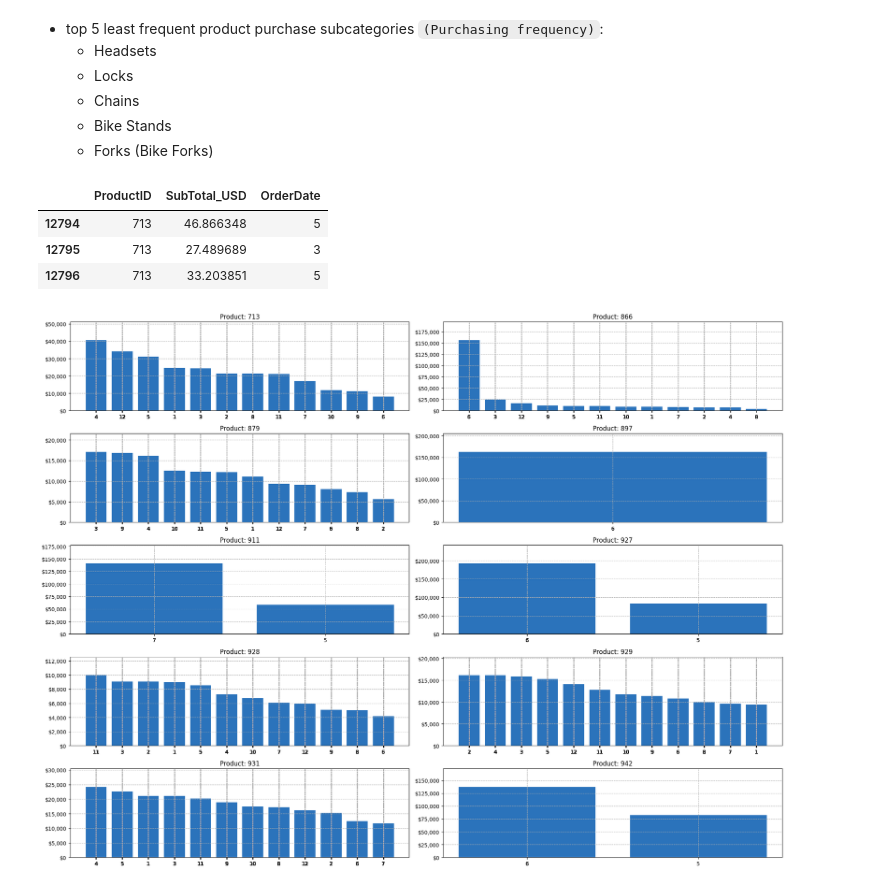
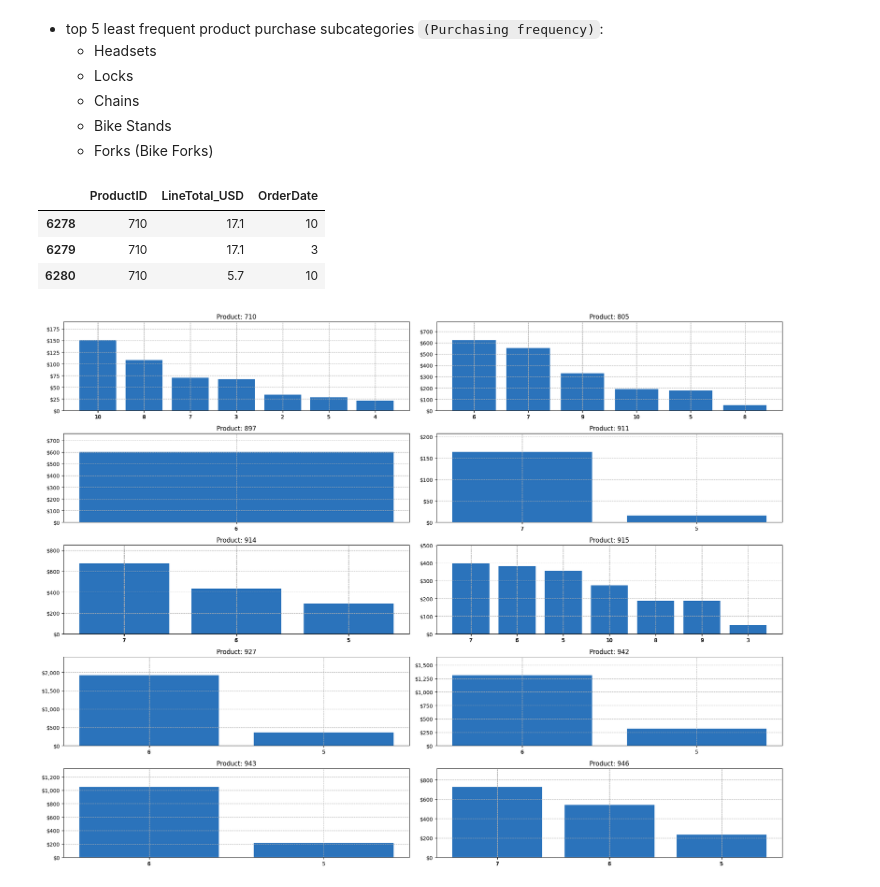
Before and after one commit to AtlasMarbx/AdventureWorks-Data-Migration-and-insight-extraction, a Jupyter notebook: EDA_process.ipynb, the cells around one changed output. Drawn from its saved outputs; the diff is of its cells as text; code cells hidden in the pictures.

```diff
--- a/EDA_process.ipynb
+++ b/EDA_process.ipynb
@@ -1217,13 +1196,20 @@ territoryID.rename(columns={'Name': 'TerritoryName'}, inplace=True)
 
 refined_special_offer = df_sales_specialoffer.drop(columns=['rowguid', 'ModifiedDate', 'MaxQty', 'StartDate', 'EndDate', 'MinQty']).copy()
 
-sales_layer = pd.merge(salesorderheader, salesorderdetails, on='SalesOrderID')
-customer_layer = pd.merge(refined_customers_df, sales_layer, on='CustomerID')
-territory_layer = pd.merge(customer_layer, territoryID, on='TerritoryID')
-special_offer_layer = pd.merge(territory_layer, refined_special_offer, on='SpecialOfferID')
+sales_layer = salesorderdetails.copy()
+
+customer_header_subset = pd.merge(sales_layer,  currency_header_df[['CustomerID', 'ShipMethodID', 'CurrencyRateID', 'SalesOrderID',
+                                                                    'EndOfDayRate', 'FromCurrencyCode','ToCurrencyCode', 'OrderDate']],
+                                                                    on='SalesOrderID')
+
+customer_territory_layer = pd.merge(refined_customers_df, territoryID, on='TerritoryID')
+sales_territory_layer = pd.merge(customer_territory_layer, customer_header_subset, on='CustomerID')
+special_offer_layer = pd.merge(sales_territory_layer, refined_special_offer, on='SpecialOfferID')
 product_layer = pd.merge(product_subset, special_offer_layer, on='ProductID')
 
 summary_table = pd.merge(product_layer, refined_ship_method, on='ShipMethodID')
 
+summary_table['LineTotal_USD'] = summary_table['LineTotal'] / summary_table['EndOfDayRate']
+
 summary_table.shape
 # %% [output]
@@ -1402,7 +1368,7 @@ plt.show()
 # %%
-monthly_product_share_T = summary_table[['ProductID', 'SubTotal_USD', 'OrderDate']]
+monthly_product_share_T = summary_table[['ProductID', 'LineTotal_USD', 'OrderDate']]
 
-top_10_products = ['712', '715', '711', '708', '707', '714', '716', '859', '738', '793']
+top_10_products = ['782', '783', '779', '781', '780', '784', '793', '794', '795', '976']
 
 product_monthly_share_T = monthly_product_share_T[
     monthly_product_share_T['ProductID'].isin(top_10_products)
@@ -1434,11 +1400,11 @@ for i, product_id in enumerate(productID_p.unique()):
     # changing data type for categorized descending plotting
     product_data['OrderDate'] = product_data['OrderDate'].astype(str)
 
-    product_data_sorted = product_data.groupby('OrderDate')['SubTotal_USD'].sum().sort_values(ascending=False).reset_index()
+    product_data_sorted = product_data.groupby('OrderDate')['LineTotal_USD'].sum().sort_values(ascending=False).reset_index()
 
     # plotting barplots for each plot object based on each unique product
     ax.bar(product_data_sorted['OrderDate'],
-           product_data_sorted['SubTotal_USD'],
+           product_data_sorted['LineTotal_USD'],
             color="#2b73bb")
 
     # normalizing transactions into financial notation
@@ -1642,9 +1614,9 @@ least_frequent_subcategories.sort_values(by='count', ascending=False)
     - Bike Stands
     - Forks (Bike Forks)
 # %%
-monthly_product_share_L = summary_table[['ProductID', 'SubTotal_USD', 'OrderDate']]
+monthly_product_share_L = summary_table[['ProductID', 'LineTotal_USD', 'OrderDate']]
 
-lowest_10_products = ['927', '866', '713', '942', '931', '911', '897', '929', '879', '928']
+lowest_10_products = ['927', '805', '915', '942', '946', '914', '943', '897', '710', '911']
 
 product_monthly_share_L = monthly_product_share_L[
     monthly_product_share_L['ProductID'].isin(lowest_10_products)
@@ -1652,10 +1624,10 @@ product_monthly_share_L = monthly_product_share_L[
 
 product_monthly_share_L.head(3)
 # %% [output]
-|  | ProductID | SubTotal_USD | OrderDate |
-| 12794 | 713 | 46.866348 | 5 |
-| 12795 | 713 | 27.489689 | 3 |
-| 12796 | 713 | 33.203851 | 5 |
+|  | ProductID | LineTotal_USD | OrderDate |
+| 6278 | 710 | 17.1 | 10 |
+| 6279 | 710 | 17.1 | 3 |
+| 6280 | 710 | 5.7 | 10 |
 # %%
 productID_p = product_monthly_share_L['ProductID']
 
@@ -1667,34 +1639,34 @@ axes = axes.flatten()
 for i, product_id in enumerate(productID_p.unique()):
     ax = axes[i] # using the index to track each subplot
 
     # filtering each subplot by each unique productID
     product_data = product_monthly_share_L[
         product_monthly_share_L['ProductID'] == product_id]
 
     # changing data type for categorized descending plotting
     product_data['OrderDate'] = product_data['OrderDate'].astype(str)
 
-    product_data_sorted = product_data.groupby('OrderDate')['SubTotal_USD'].sum().sort_values(ascending=False).reset_index()
+    product_data_sorted = product_data.groupby('OrderDate')['LineTotal_USD'].sum().sort_values(ascending=False).reset_index()
 
     # plotting barplots for each plot object based on each unique product
     ax.bar(product_data_sorted['OrderDate'],
-           product_data_sorted['SubTotal_USD'],
+           product_data_sorted['LineTotal_USD'],
             color="#2b73bb")
 
     # normalizing transactions into financial notation
     ax.yaxis.set_major_formatter(ticker.FuncFormatter(lambda y, _: f'${y:,.0f}'))
 
     # adding more xticks to highlight each month product transactions total
     ax.set_xticks(product_data['OrderDate'])
     ax.grid(True, linestyle='--')
     ax.set_title(f'Product: {product_id}')
 
     # increase y-axis top limit
     current_ymin, current_ymax = ax.get_ylim()
     ax.set_ylim(0, current_ymax * 1.20)
 
 plt.tight_layout()
 plt.show()
 # %% [output]
-[figure, old version]
+[figure, new version]
 # %% [markdown]
```
Also changed, not shown: parts of 36 cells of this notebook.
